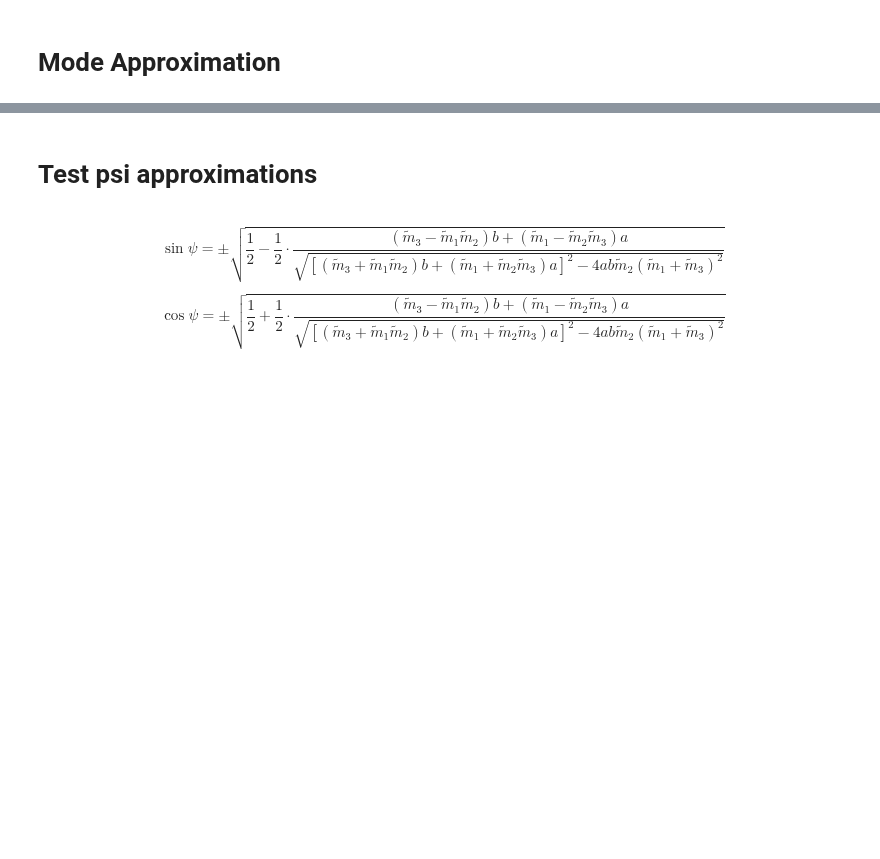
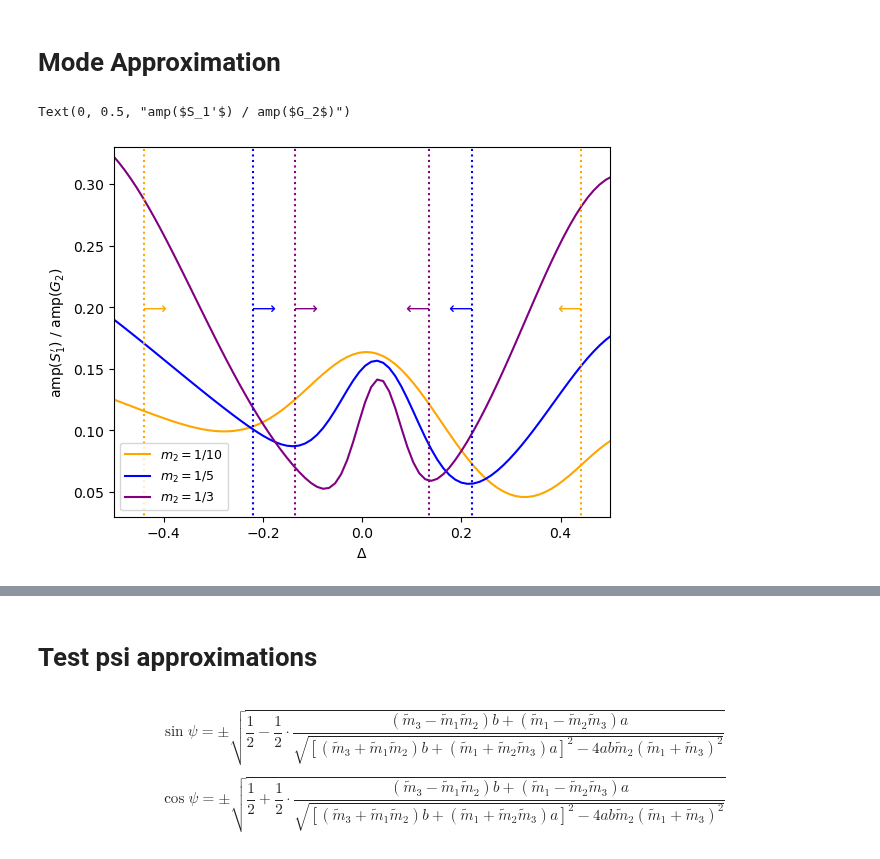
Before and after one commit to EritasY/Chaos, a Jupyter notebook: GeneralCase.ipynb, the cells around one changed output, grey strips where cells are left out. Saved outputs shown, nothing was run; the diff lists cells and outputs as text; code cells hidden in the pictures; blank space fills up the shorter version.

```diff
--- a/GeneralCase.ipynb
+++ b/GeneralCase.ipynb
@@ -161,7 +161,7 @@ def calcPsi(sim):
     b = (1+Delta)**3*(3-Delta)
 
     psi_approx = -16*sqrt(mu1*mu2*mu3)*Delta/(a*(mu1+mu3)+16*mu3*Delta-mu2*((mu1+mu3)*b-16*mu3*Delta))
-    return psi_theo, psi_approx
+    return Delta, psi_theo, psi_approx
 # %%
 from sympy import *
 init_printing()
@@ -272,0 +229,58 @@ ax.legend()
+# %%
+def gauss(x,a1,b1,c1,a2,b2,c2,a3,b3,c3):
+    return a1*np.exp(-(x-b1)**2/(2*c1**2)) + a2*np.exp(-(x-b2)**2/(2*c2**2)) + a3*np.exp(-(x-b3)**2/(2*c3**2))
+# %%
+def fitDelta(d,xfit):
+    x = [d.iloc[i]['Delta'] for i in range(len(d)) if d.iloc[i]['S1'] < 0.1]
+    y = [d.iloc[i]['S1a'] / d.iloc[i]['G2'] for i in range(len(d)) if d.iloc[i]['S1'] < 0.1]
+    (popt, pcov) = curve_fit(gauss, x, y, p0=[0.35,-0.5,0.1,0.15,0,0.1,0.35,0.5,0.1],absolute_sigma=True,maxfev=90000)
+    yfit = gauss(xfit, *popt)
+    return x,y,yfit
+# %%
+def deltaBound(m2,psi):
+    deltaLimit = lambda x : np.sqrt(m2)*((x-1)**3*(x+3)-(x+1)**3*(x-3))/((1-m2)*((x-1)**3*(x+3)+(x+1)**3*(x-3))) - psi
+    d_initial_guess = 0.5
+    d_bound = fsolve(deltaLimit, d_initial_guess)
+    return d_bound
+# %%
+df = pd.read_csv('varyDelta.csv')
+d1 = df[df['m2'] == 1/10]
+d2 = df[df['m2'] == 1/5]
+d3 = df[df['m2'] == 1/3]
+xfit = np.linspace(-0.6,0.6,100)
+x1,y1,fit1 = fitDelta(d1,xfit)
+x2,y2,fit2 = fitDelta(d2,xfit)
+x3,y3,fit3 = fitDelta(d3,xfit)
+
+f, ax1 = plt.subplots()
+c1, c2, c3 = 'orange', 'blue', 'purple'
+# ax1.scatter(x1,y1,marker='.',color=c1,label='m2=1/10')
+# ax1.scatter(x2,y2,marker='.',color=c2,label='m2=1/5')
+# ax1.scatter(x3,y3,marker='.',color=c3,label='m2=1/3')
+ax1.plot(xfit,fit1,color=c1,linestyle='-',label='$m_2=1/10$')
+ax1.plot(xfit,fit2,color=c2,linestyle='-',label='$m_2=1/5$')
+ax1.plot(xfit,fit3,color=c3,linestyle='-',label='$m_2=1/3$')
+
+psibound = 0.3
+ymin, ymax = 0, 0.36
+b1, b2, b3 = deltaBound(1/10,psibound), deltaBound(1/5,psibound), deltaBound(1/3,psibound)
+ax1.vlines([b1,-b1],ymin,ymax,linestyle=':',color=c1)
+ax1.vlines([b2,-b2],ymin,ymax,linestyle=':',color=c2)
+ax1.vlines([b3,-b3],ymin,ymax,linestyle=':',color=c3)
+
+text_xpos = 0.20
+ax1.text(b1-0.01,text_xpos,r'$\longrightarrow$', color=c1, fontsize=12, horizontalalignment='left', verticalalignment='center')
+ax1.text(-b1+0.003,text_xpos,r'$\longleftarrow$', color=c1, fontsize=12, horizontalalignment='right', verticalalignment='center')
+ax1.text(b2-0.01,text_xpos,r'$\longrightarrow$', color=c2, fontsize=12, horizontalalignment='left', verticalalignment='center')
+ax1.text(-b2+0.003,text_xpos,r'$\longleftarrow$', color=c2, fontsize=12, horizontalalignment='right', verticalalignment='center')
+ax1.text(b3-0.01,text_xpos,r'$\longrightarrow$', color=c3, fontsize=12, horizontalalignment='left', verticalalignment='center')
+ax1.text(-b3+0.003,text_xpos,r'$\longleftarrow$', color=c3, fontsize=12, horizontalalignment='right', verticalalignment='center')
+
+ax1.legend(loc='lower left',fontsize=9)
+ax1.set_xlim(-0.5,0.5)
+ax1.set_ylim(0.03,0.33)
+ax1.set_xlabel('$\Delta$')
+ax1.set_ylabel('amp($S_1\'$) / amp($G_2$)')
+# %% [output]
+Text(0, 0.5, "amp($S_1'$) / amp($G_2$)")
+[figure, added]
```
Also changed, not shown: parts of 20 cells of this notebook, 1 other file.
